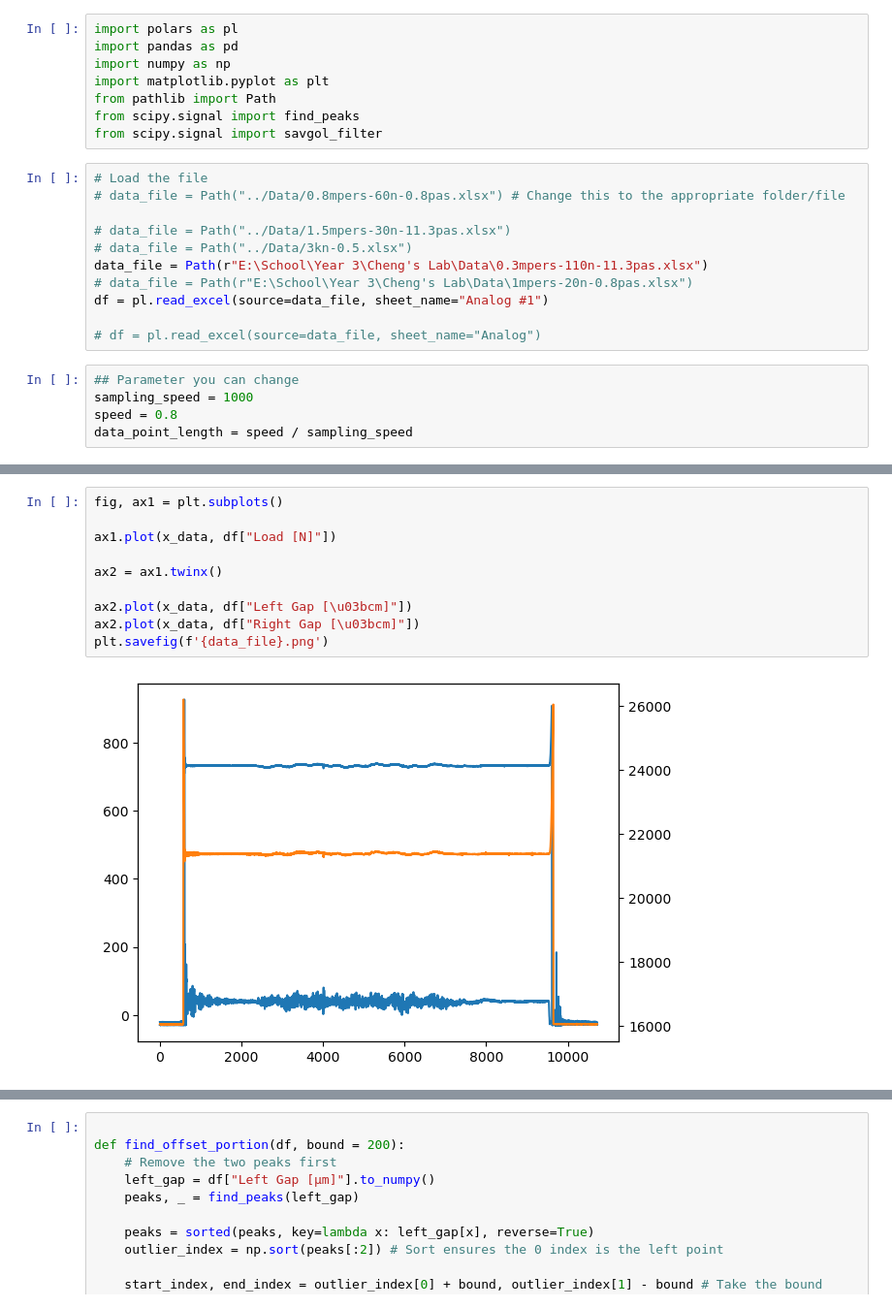
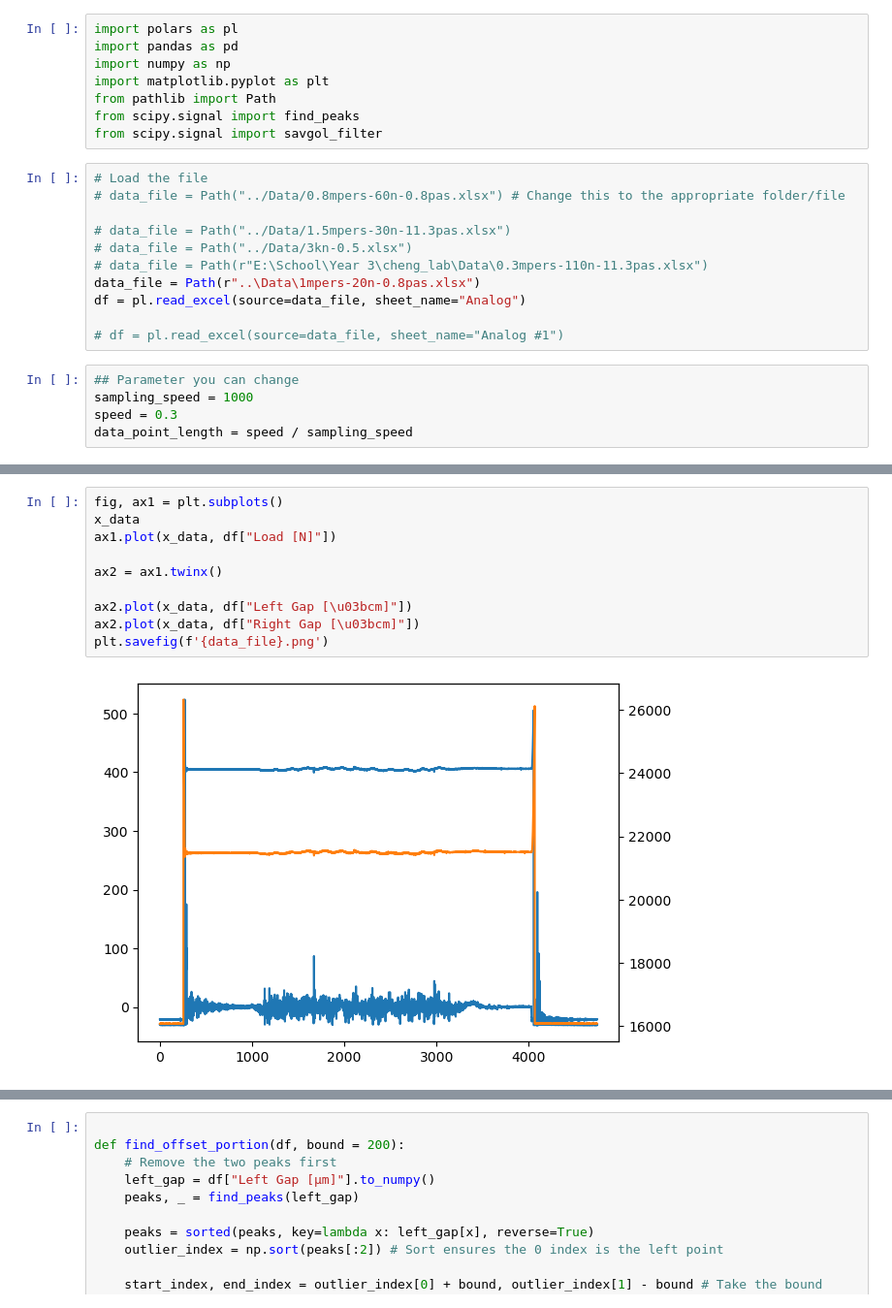
Before and after one commit to AetheRZX/cheng_lab, a Jupyter notebook: Code/lubricant_updated.ipynb, the cells around one changed output, grey strips where cells are left out. Shown at 97% size. Drawn from its saved outputs; the diff is of its cells as text.

```diff
--- a/Code/lubricant_updated.ipynb
+++ b/Code/lubricant_updated.ipynb
@@ -12,15 +12,15 @@ from scipy.signal import savgol_filter
 
 # data_file = Path("../Data/1.5mpers-30n-11.3pas.xlsx")
 # data_file = Path("../Data/3kn-0.5.xlsx")
-data_file = Path(r"E:\School\Year 3\Cheng's Lab\Data\0.3mpers-110n-11.3pas.xlsx")
-# data_file = Path(r"E:\School\Year 3\Cheng's Lab\Data\1mpers-20n-0.8pas.xlsx")
-df = pl.read_excel(source=data_file, sheet_name="Analog #1")
+# data_file = Path(r"E:\School\Year 3\cheng_lab\Data\0.3mpers-110n-11.3pas.xlsx")
+data_file = Path(r"..\Data\1mpers-20n-0.8pas.xlsx")
+df = pl.read_excel(source=data_file, sheet_name="Analog")
 
-# df = pl.read_excel(source=data_file, sheet_name="Analog")
+# df = pl.read_excel(source=data_file, sheet_name="Analog #1")
 # %%
 ## Parameter you can change
 sampling_speed = 1000
-speed = 0.8
+speed = 0.3
 data_point_length = speed / sampling_speed
 # %%
 ## Process the file
@@ -89,12 +57,12 @@ ValueError: x and y must have same first dimension, but have shapes (34100,) and
 # %%
 fig, ax1 = plt.subplots()
-
+x_data
 ax1.plot(x_data, df["Load [N]"])
 
 ax2 = ax1.twinx()
 
 ax2.plot(x_data, df["Left Gap [\u03bcm]"])
 ax2.plot(x_data, df["Right Gap [\u03bcm]"])
 plt.savefig(f'{data_file}.png')
 # %% [output]
-[figure, old version]
+[figure, new version]
```
Also changed, not shown: parts of 11 cells of this notebook, 20 other files.
